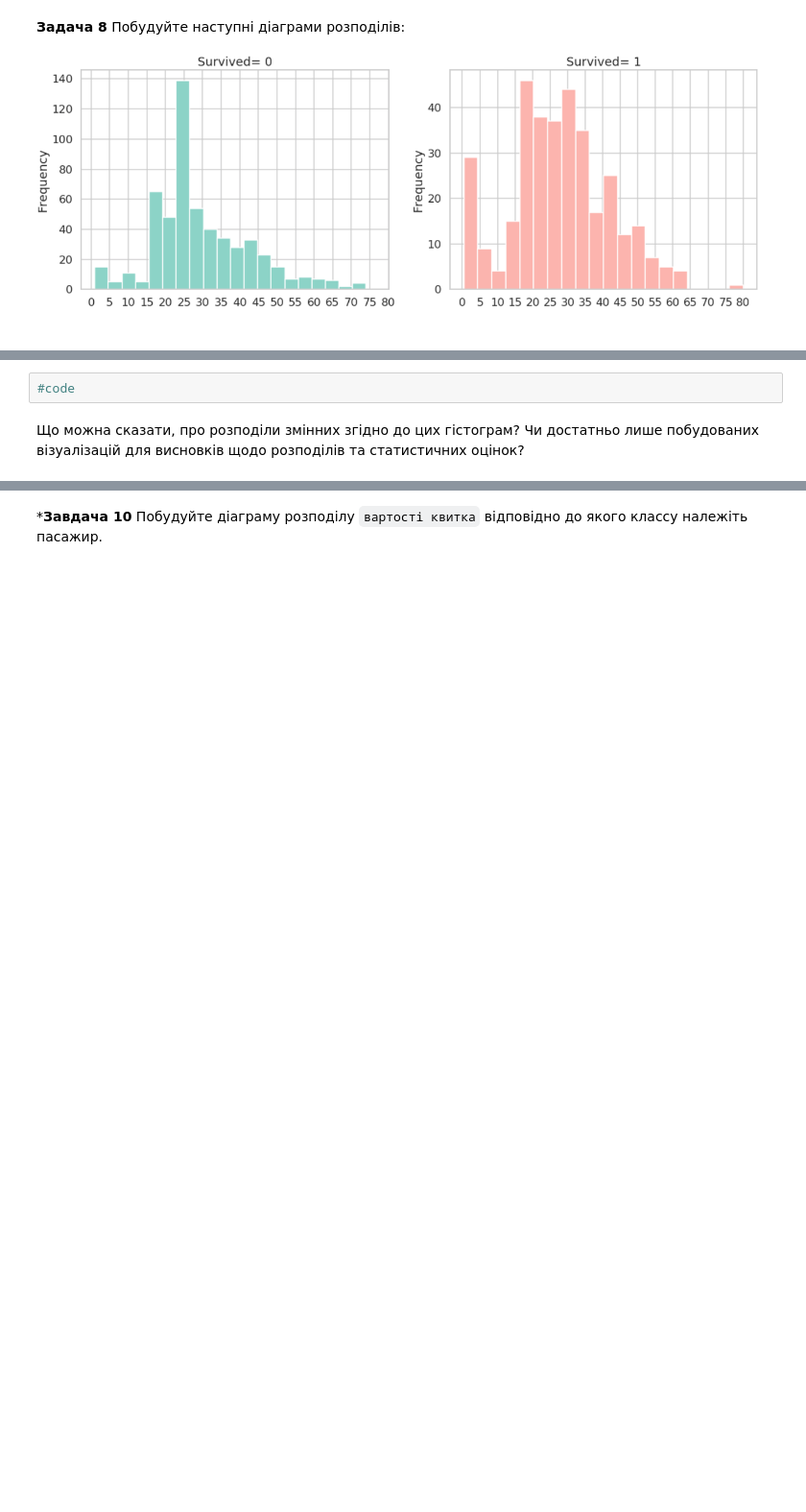
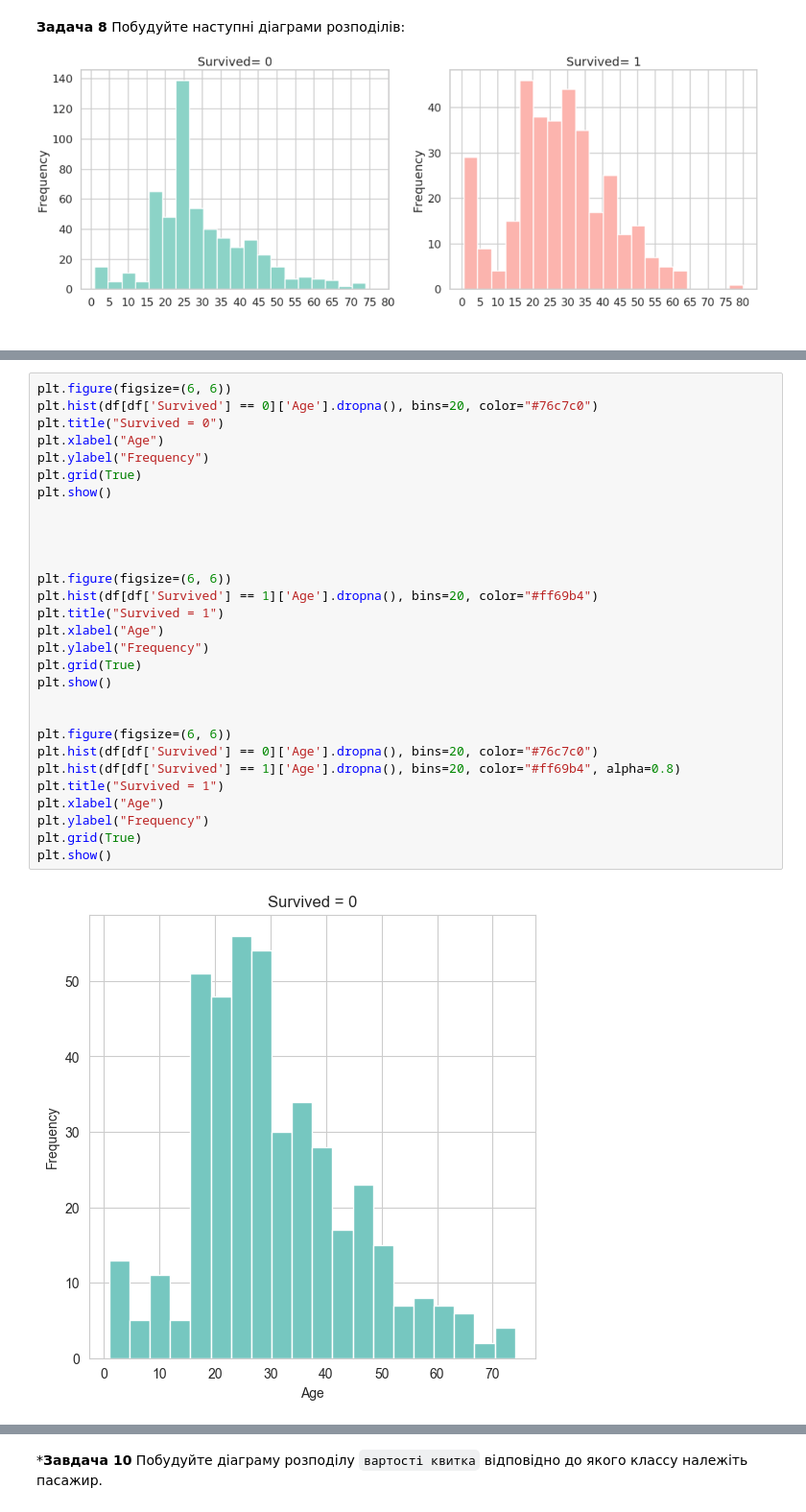
Before and after one commit to rsukhai/aioujes, a Jupyter notebook: pract2/Task2_basic_ai_ad_(3).ipynb, the cells around one changed output, grey strips where cells are left out. Shown at 96% size. Drawn from its saved outputs; the diff is of its cells as text; blank space fills up the shorter version.

```diff
--- a/pract2/Task2_basic_ai_ad_(3).ipynb
+++ b/pract2/Task2_basic_ai_ad_(3).ipynb
@@ -114,7 +236,34 @@ See the caveats in the documentation: https://pandas.pydata.org/pandas-docs/stab
 ![image.png](embedded-picture-1)
 # %% [markdown]
 ![image.png](embedded-picture-1)
-# %%
-#code
-# %% [markdown]
-Що можна сказати, про розподіли змінних згідно до цих гістограм? Чи достатньо лише побудованих візуалізацій для висновків щодо розподілів та статистичних оцінок?
+# %%
+plt.figure(figsize=(6, 6))
+plt.hist(df[df['Survived'] == 0]['Age'].dropna(), bins=20, color="#76c7c0")
+plt.title("Survived = 0")
+plt.xlabel("Age")
+plt.ylabel("Frequency")
+plt.grid(True)
+plt.show()
+
+
+
+
+plt.figure(figsize=(6, 6))
+plt.hist(df[df['Survived'] == 1]['Age'].dropna(), bins=20, color="#ff69b4")
+plt.title("Survived = 1")
+plt.xlabel("Age")
+plt.ylabel("Frequency")
+plt.grid(True)
+plt.show()
+
+
+plt.figure(figsize=(6, 6))
+plt.hist(df[df['Survived'] == 0]['Age'].dropna(), bins=20, color="#76c7c0")
+plt.hist(df[df['Survived'] == 1]['Age'].dropna(), bins=20, color="#ff69b4", alpha=0.8)
+plt.title("Survived = 1")
+plt.xlabel("Age")
+plt.ylabel("Frequency")
+plt.grid(True)
+plt.show()
+# %% [output]
+[figure, added]
```
Also changed, not shown: parts of 19 cells of this notebook, 2 other files.
